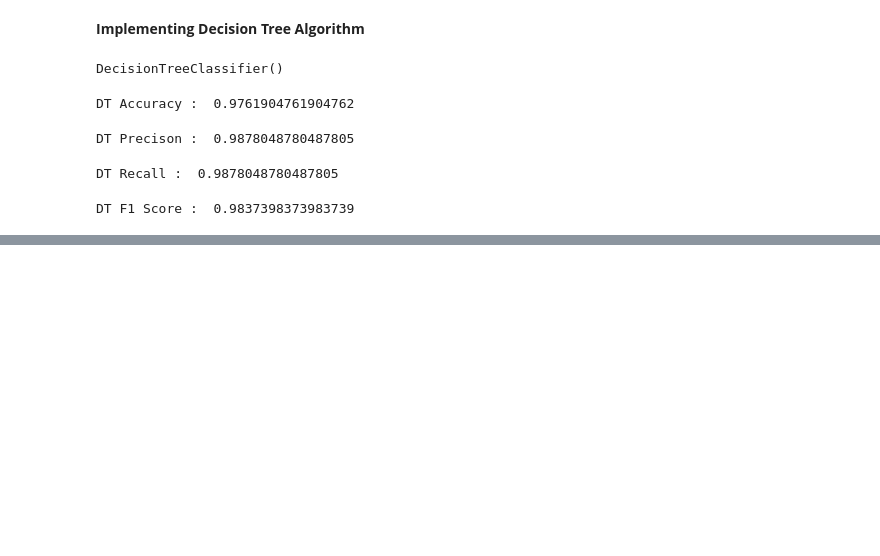
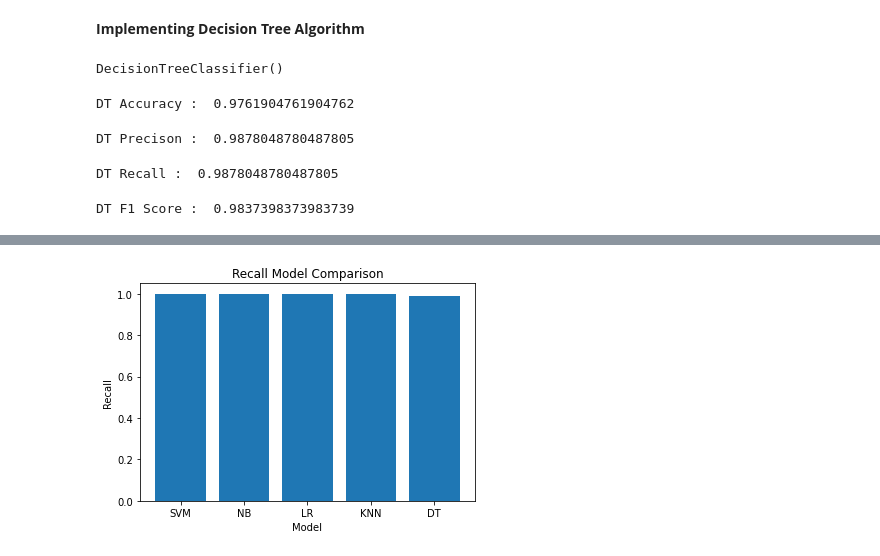
Before and after one commit to imsatyasaiteja/Disease_Prediction_ML, a Jupyter notebook: Disease_Prediction_Using_ML.ipynb, the cells around one changed output, grey strips where cells are left out. Cells and saved outputs as stored; diff of their text form; code cells hidden in the pictures; blank space fills up the shorter version.

```diff
--- a/Disease_Prediction_Using_ML.ipynb
+++ b/Disease_Prediction_Using_ML.ipynb
@@ -399,0 +429,13 @@ DT F1 Score :  0.9837398373983739
+# %%
+# Recall
+
+names = ['SVM', 'NB', 'LR', 'KNN', 'DT']
+scores = [SVM_recall, NB_recall, LR_recall, KNN_recall, DT_recall]
+
+plt.bar(names, scores)
+plt.title("Recall Model Comparison")
+plt.xlabel("Model")
+plt.ylabel("Recall")
+plt.show()
+# %% [output]
+[figure, added]
```
Also changed, not shown: parts of 7 cells of this notebook.
